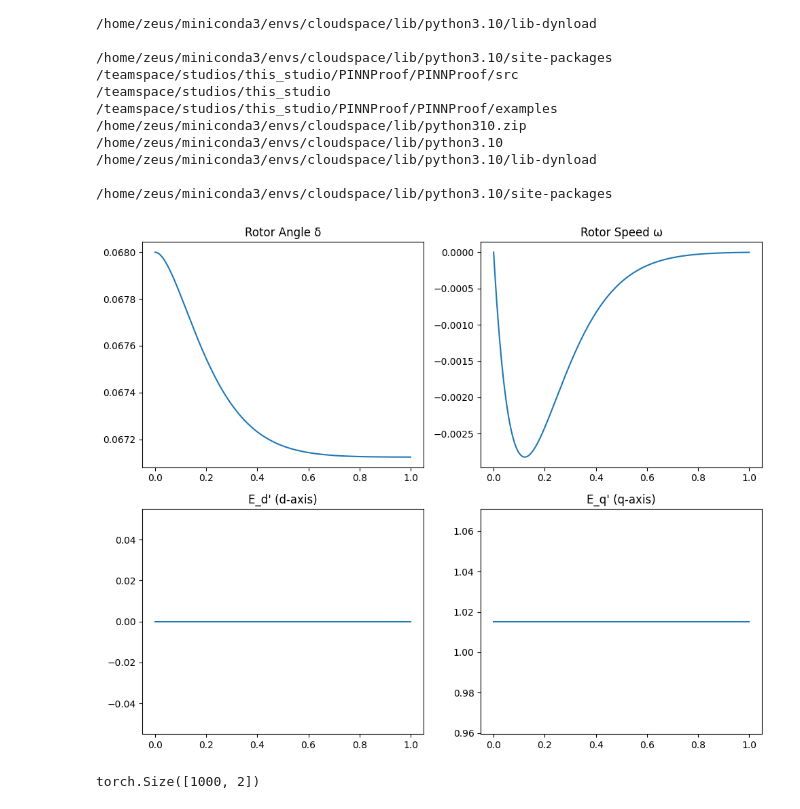
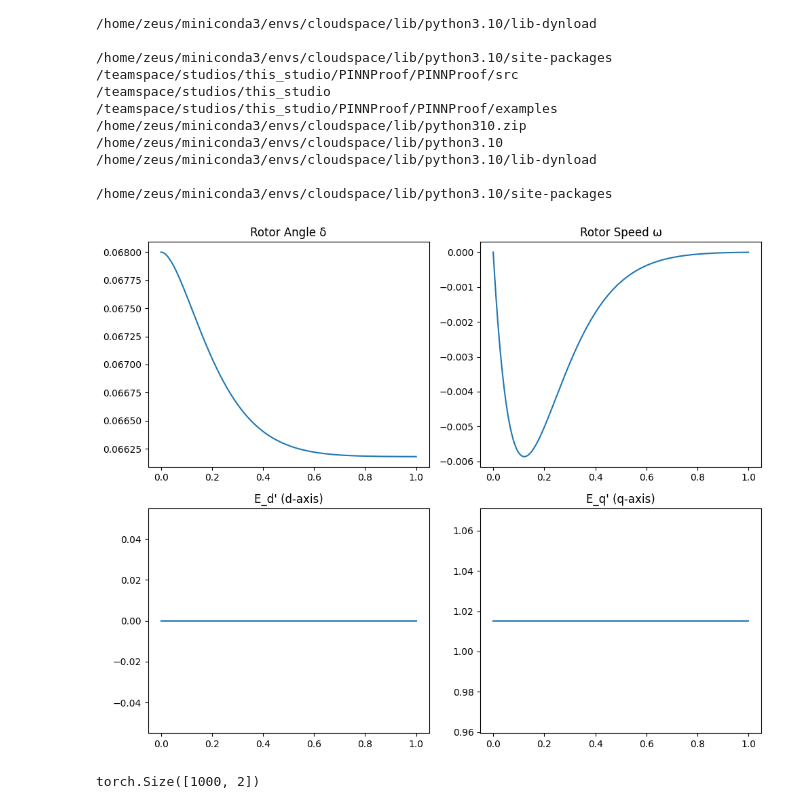
Before and after one commit to elpetros99/PINNProof, a Jupyter notebook: examples/example_SM2.ipynb, the cells around one changed output. Drawn from its saved outputs; the diff is of its cells as text; code cells hidden in the pictures.

```diff
--- a/examples/example_SM2.ipynb
+++ b/examples/example_SM2.ipynb
@@ -51,7 +51,7 @@ class SynchronousMachine(nn.Module):
         self.theta_tensor = None
 
     def forward(self, t, y):
-        delta, omega, E_d_dash, E_q_dash, V_t,theta_vs  = y
+        delta, omega, E_d_dash, E_q_dash,P_m, V_t,theta_vs  = y
         # V_t = self.get_V(t)
         # theta_vs = self.get_theta(t)
         v1 = E_d_dash - V_t * torch.sin(delta - theta_vs)
@@ -60,13 +60,14 @@ class SynchronousMachine(nn.Module):
         I_q = self.Z_inverse[1, 0] * v1 + self.Z_inverse[1, 1] * v2
         P_e = E_d_dash * I_d + E_q_dash * I_q + (self.X_q_dash - self.X_d_dash) * I_d * I_q
         ddelta_dt = omega
-        domega_dt = (self.omega_B / (2 * self.H)) * (self.P_m - P_e - self.D * omega)
+        domega_dt = (self.omega_B / (2 * self.H)) * (P_m - P_e - self.D * omega)
         # Internal voltages assumed constant
         dE_d_dash_dt = torch.tensor(0.0, dtype=y.dtype, device=y.device)
         dE_q_dash_dt = torch.tensor(0.0, dtype=y.dtype, device=y.device)
-        dV_t = torch.tensor(0)
-        d_theta_vs =torch.tensor(0)
-        return torch.stack([ddelta_dt, domega_dt, dE_d_dash_dt, dE_q_dash_dt, dV_t,d_theta_vs])
+        dP_m = torch.tensor(0.0, dtype=y.dtype, device=y.device)
+        dV_t = torch.tensor(0.0, dtype=y.dtype, device=y.device)
+        d_theta_vs =torch.tensor(0.0, dtype=y.dtype, device=y.device)
+        return torch.stack([ddelta_dt, domega_dt, dE_d_dash_dt, dE_q_dash_dt,dP_m, dV_t,d_theta_vs])
 
     def interface(self, dataset):
             Vs = dataset[:,:,-2]
@@ -120,39 +121,39 @@ machine = SynchronousMachine(
 solver = ODE_conventional(machine.forward, machine.interface)
 
 # 4) Pick an initial state [δ₀, ω₀, E′d₀, E′q₀]
-x0 = [0.0680, 0.0, 0.0, 1.0153,1,0]
+x0 = [0.0680, 0.0, 0.0, 1.0153,0.7, 1,0]
 
 # 5) Solve!
 t, sol = solver.solve(x0, t_final, num_points)
 delta = sol[:,0]; omega = sol[:,1]
 E_d = sol[:,2]; E_q = sol[:,3]
 
 # plot all states & currents
 fig, axs = plt.subplots(2,2,figsize=(10,8))
 axs = axs.flatten()
 axs[0].plot(t.squeeze(), delta.detach()); axs[0].set_title('Rotor Angle δ')
 axs[1].plot(t.squeeze(), omega.detach()); axs[1].set_title('Rotor Speed ω')
 axs[2].plot(t.squeeze(), E_d.detach()); axs[2].set_title("E_d' (d-axis)")
 axs[3].plot(t.squeeze(), E_q.detach()); axs[3].set_title("E_q' (q-axis)")
 # axs[4].plot(t.squeeze(), I_D.detach()); axs[4].set_title('Current I_D')
 # axs[5].plot(t.squeeze(), I_Q.detach()); axs[5].set_title('Current I_Q')
 plt.tight_layout()
 # # plt.show()
 # # 6) Extract and plot
 # fig, axs = plt.subplots(2, 2, figsize=(12, 10))
 # axs = axs.flatten()
 # labels = ['δ', 'ω', "E_d'", "E_q'", "E_q''", "E_d''", 'I_D', 'I_Q']
 # for i in range(4):
 #     axs[i].plot(t.squeeze(), sol[:, i].detach())
 #     axs[i].set_ylabel(labels[i])
 # # axs[6].plot(time_pts.squeeze(), I_D.detach()); axs[6].set_ylabel('I_D')
 # # axs[7].plot(time_pts.squeeze(), I_Q.detach()); axs[7].set_ylabel('I_Q')
 # for ax in axs:
 #     ax.set_xlabel('Time [s]')
 # plt.tight_layout()
 # plt.show()
 # %% [output]
-[figure, old version]
+[figure, new version]
 # %%
 V_profile.shape
 # %% [output]
```
Also changed, not shown: parts of 2 cells of this notebook, 2 other files.
